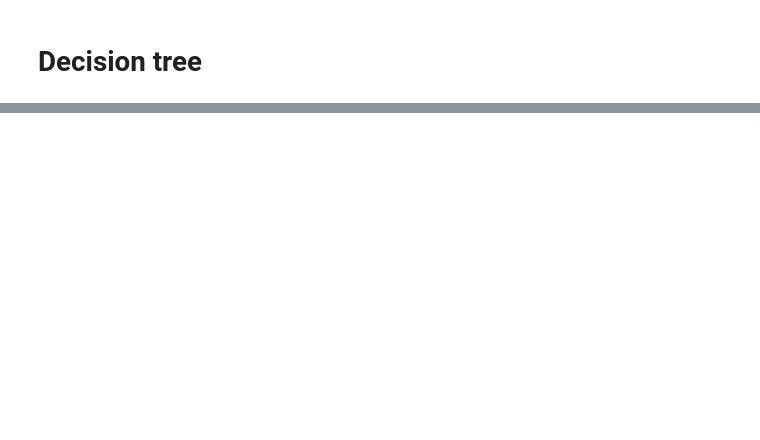
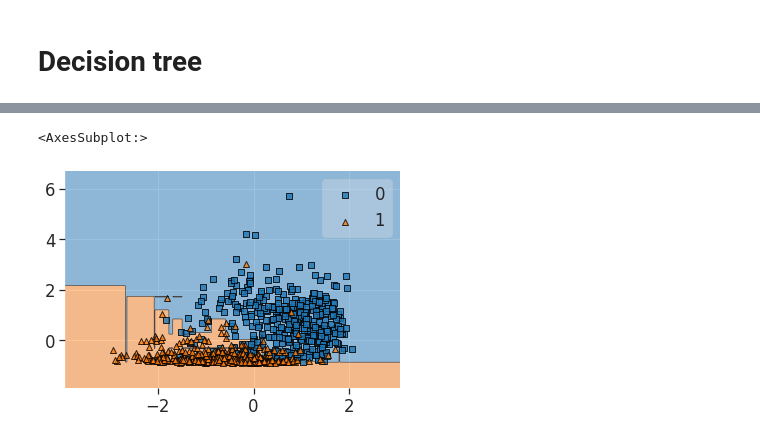
Before and after one commit to d-laslo/data_analysis_1m, a Jupyter notebook: lab2/main.ipynb, the cells around one changed output, grey strips where cells are left out. Drawn from its saved outputs; the diff is of its cells as text; code cells hidden in the pictures; blank space fills up the shorter version.

```diff
--- a/lab2/main.ipynb
+++ b/lab2/main.ipynb
@@ -183,0 +251,3 @@ plt.show()
+# %%
+n = 10
+param_grid = {'n_estimators': [10 * i for i in range(1, n + 1)]}
@@ -183,0 +270,5 @@ plt.show()
+# %%
+plot_decision_regions(scaled_x_test, y_test.values, clf=ab_grid)
+# %% [output]
+<AxesSubplot:>
+[figure, added]
```
Also changed, not shown: parts of 26 cells of this notebook.
